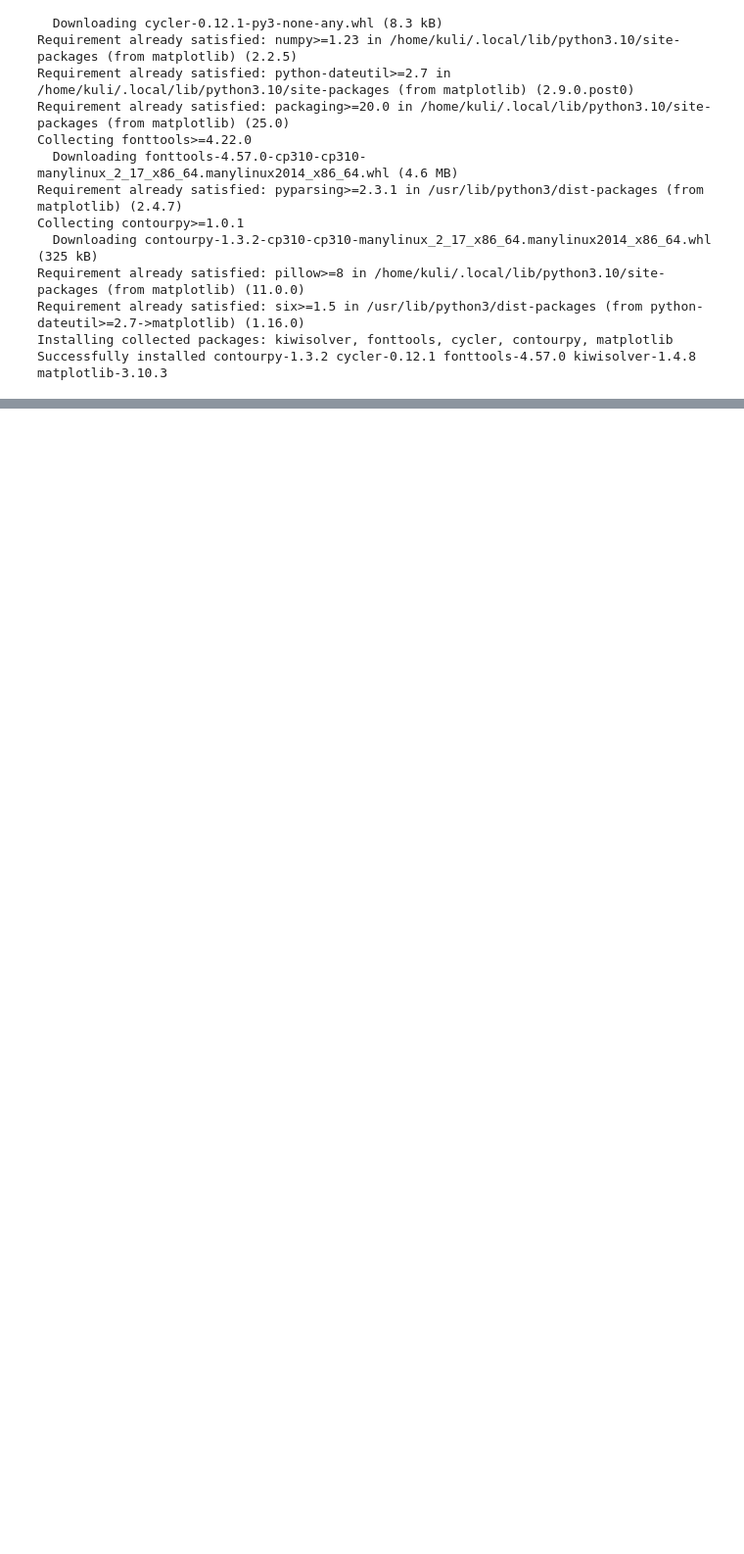
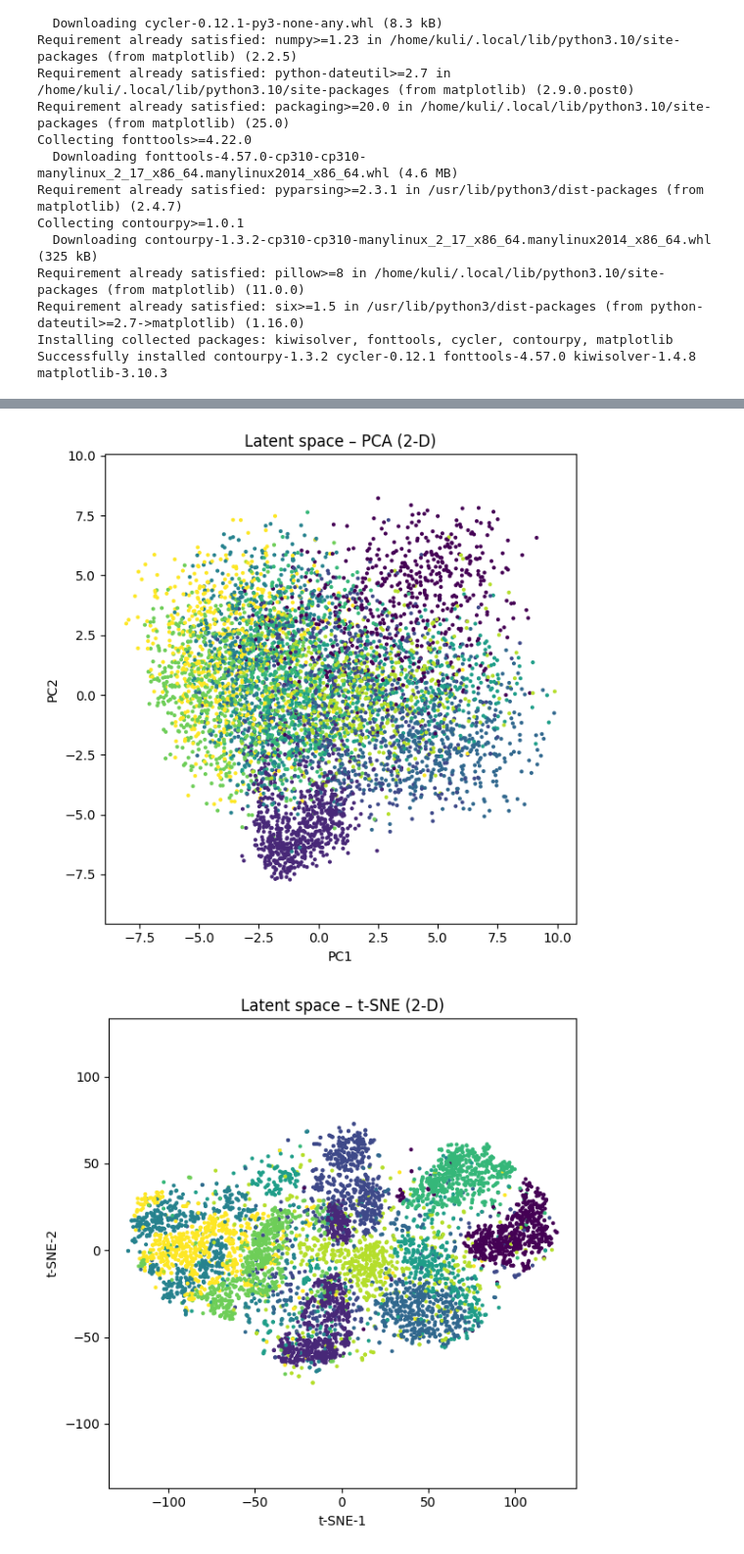
Before and after one commit to Dripl1x/HSEProject2025, a Jupyter notebook: VAE_mnist.ipynb, the cells around one changed output, grey strips where cells are left out. Shown at 98% size. Saved outputs shown, nothing was run; the diff lists cells and outputs as text; code cells hidden in the pictures; blank space fills up the shorter version.

```diff
--- a/VAE_mnist.ipynb
+++ b/VAE_mnist.ipynb
@@ -272 +353,41 @@ print("Готово: posterior_random_samples.png")
+# %%
+from sklearn.manifold import TSNE
+from sklearn.decomposition import PCA
+device = torch.device('cuda' if torch.cuda.is_available() else 'cpu')
+
+vae = VAE_Audio().to(device)
+vae.load_state_dict(torch.load("vae.pt", map_location=device))
+vae.eval()
+latents, labels = [], []
+with torch.no_grad():
+    for x, y in val_dataloader:
+        mu, _ = vae.encode(x.to(device))              # (B, C, 7, 7)
+        latents.append(mu.view(mu.size(0), -1).cpu()) # → (B, C*7*7)
+        labels.extend(y.numpy())
+        if len(labels) >= 6000:                       # хватит 6k точек
+            break
+
+Z = torch.cat(latents)[:6000].numpy()
+labels = np.array(labels)[:6000]
+
+# --- 2.  PCA-проекция -------------------------------------------------------
+Z_pca = PCA(n_components=2).fit_transform(Z)
+
+plt.figure(figsize=(6,6))
+plt.scatter(Z_pca[:,0], Z_pca[:,1], s=4, c=labels)
+plt.title('Latent space – PCA (2-D)')
+plt.xlabel('PC1'); plt.ylabel('PC2')
+plt.axis('equal'); plt.tight_layout(); plt.show()
+
+# --- 3.  t-SNE-проекция -----------------------------------------------------
+Z_tsne = TSNE(n_components=2, perplexity=30, n_iter=2000, init='pca').fit_transform(Z)
+
+plt.figure(figsize=(6,6))
+plt.scatter(Z_tsne[:,0], Z_tsne[:,1], s=4, c=labels)
+plt.title('Latent space – t-SNE (2-D)')
+plt.xlabel('t-SNE-1'); plt.ylabel('t-SNE-2')
+plt.axis('equal'); plt.tight_layout(); plt.show()
+# %% [output]
+[figure, added]
+[figure, added]
 # %%
```
Also changed, not shown: parts of 5 cells of this notebook.
